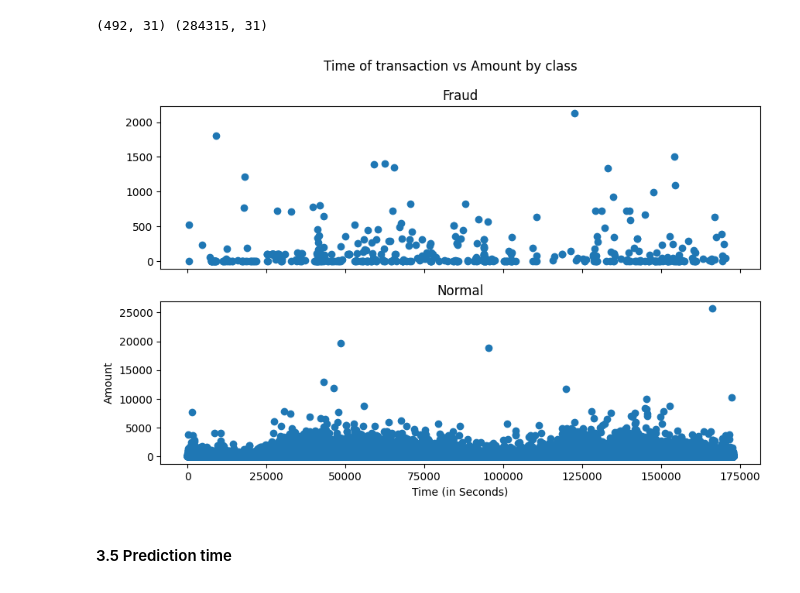
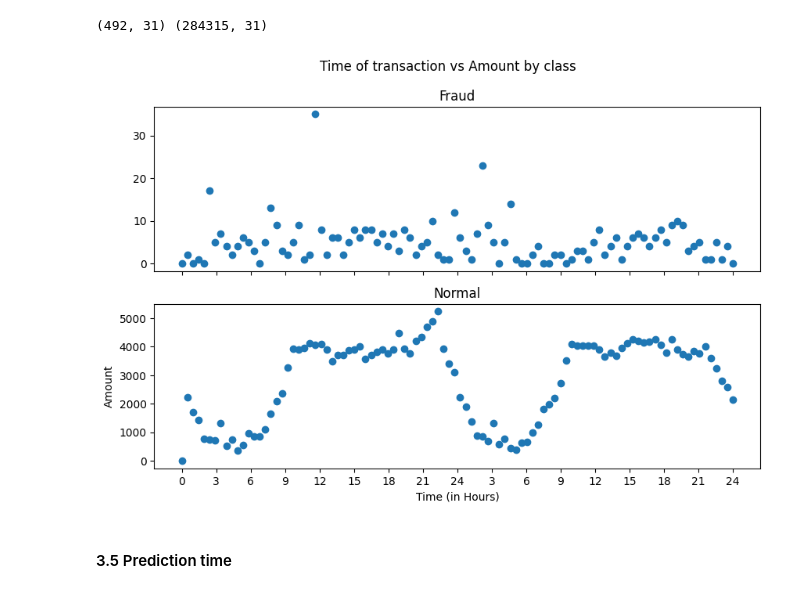
Before and after one commit to haniamak/Binary-Classification-for-Credit-Card-Fraud-Detection, a Jupyter notebook: src/main.ipynb, the cells around one changed output. Saved outputs shown, nothing was run; the diff lists cells and outputs as text; code cells hidden in the pictures.

```diff
--- a/src/main.ipynb
+++ b/src/main.ipynb
@@ -350,18 +383,45 @@ print(metrics_df)
 print(positive_cases.shape, negative_cases.shape)
 # %% [output]
 (492, 31) (284315, 31)
-# %%
-f, (ax1, ax2) = plt.subplots(2, 1, sharex=True, figsize=(10, 6))
-f.suptitle('Time of transaction vs Amount by class')
-ax1.scatter(positive_cases['Time'], positive_cases['Amount'])
-ax1.set_title('Fraud')
-ax2.scatter(negative_cases['Time'], negative_cases['Amount'])
-ax2.set_title('Normal')
-plt.xlabel('Time (in Seconds)')
-plt.ylabel('Amount')
-plt.show()
-# %% [output]
-[figure, removed]
+# %%
+import numpy as np
+pos_count = []
+max_time = max(positive_cases["Time"].max(), negative_cases["Time"].max())
+N = 100
+times = np.linspace(0, max_time, N)
+cnt = 0
+for x in times:
+    pos_count.append(
+        positive_cases[(positive_cases["Time"] < x)].shape[0] - cnt)
+    cnt = positive_cases[(positive_cases["Time"] < x)].shape[0]
+
+neg_count = []
+cnt = 0
+for x in times:
+    neg_count.append(
+        negative_cases[(negative_cases["Time"] < x)].shape[0] - cnt)
+    cnt = negative_cases[(negative_cases["Time"] < x)].shape[0]
+
+f, (ax1, ax2) = plt.subplots(2, 1, sharex=True, figsize=(10, 6))
+f.suptitle('Time of transaction vs Amount by class')
+ax1.scatter(times, pos_count)
+ax1.set_title('Fraud')
+# ax1.set_xticks([0, 10800, 21600, 32400, 43200, 54000, 64800, 75600,
+#                86400, 97200, 108000, 118800, 129600, 140400, 151200, 162000, 172800])
+# ax1.set_xticklabels(['0', '3', '6', '9', '12', '15', '18',
+#                     '21', '24', '3', '6', '9', '12', '15', '18', '21', '24'])
+
+ax2.scatter(times, neg_count)
+ax2.set_title('Normal')
+plt.xlabel('Time (in Hours)')
+ax2.set_xticks([0, 10800, 21600, 32400, 43200, 54000, 64800, 75600, 86400,
+           97200, 108000, 118800, 129600, 140400, 151200, 162000, 172800], [0, 3, 6, 9, 12, 15, 18, 21, 24, 3, 6, 9, 12, 15, 18, 21, 24])
+# plt.xticks(np.arange(0, max_time, 48))
+plt.ylabel('Amount')
+plt.savefig('./plots/transaction_amount_vs_time.png')
+plt.show()
+# %% [output]
+[figure, added]
 # %% [markdown]
 #### 3.5 Prediction time
 # %%
```
Also changed, not shown: parts of 26 cells of this notebook, 7 other files.
